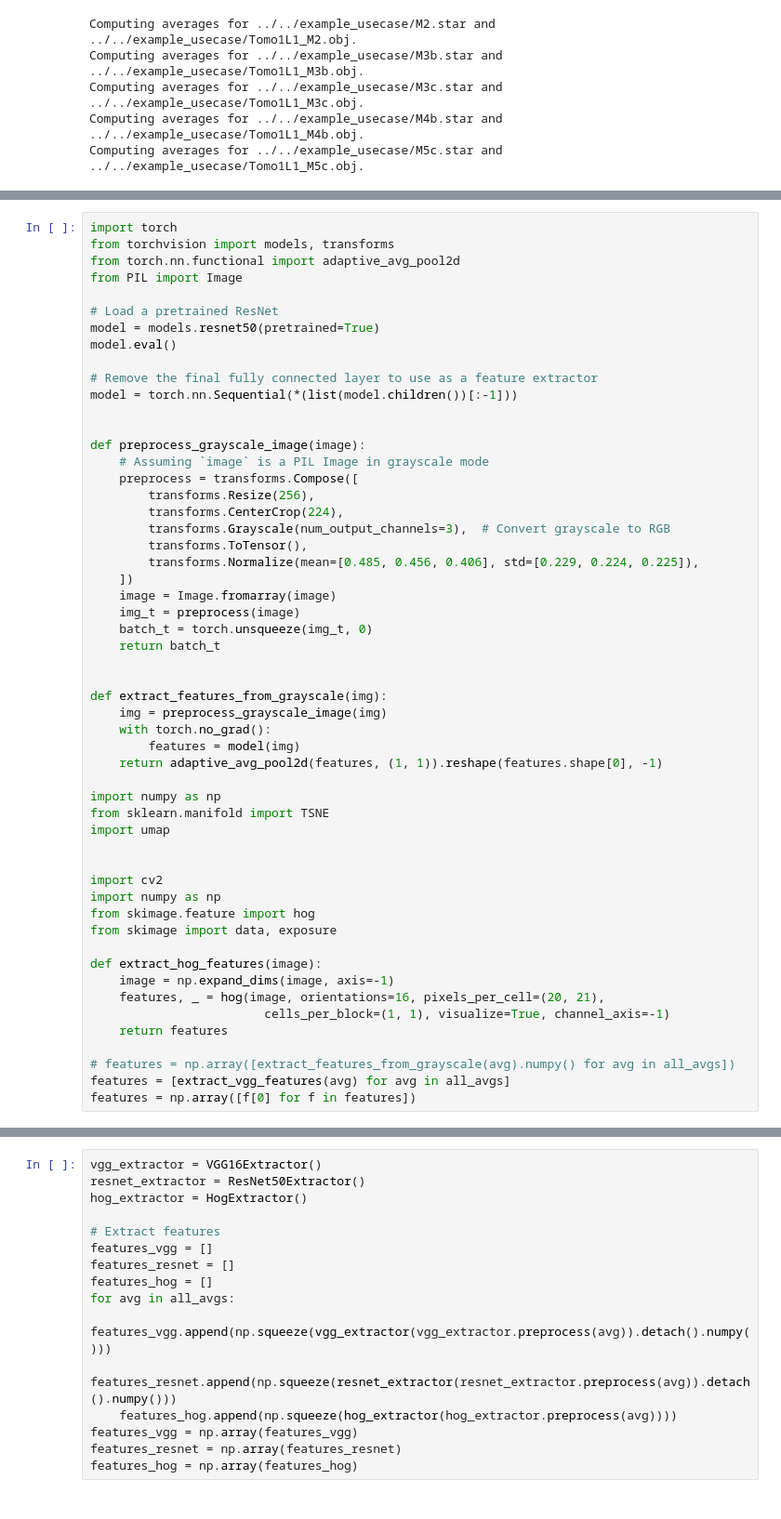
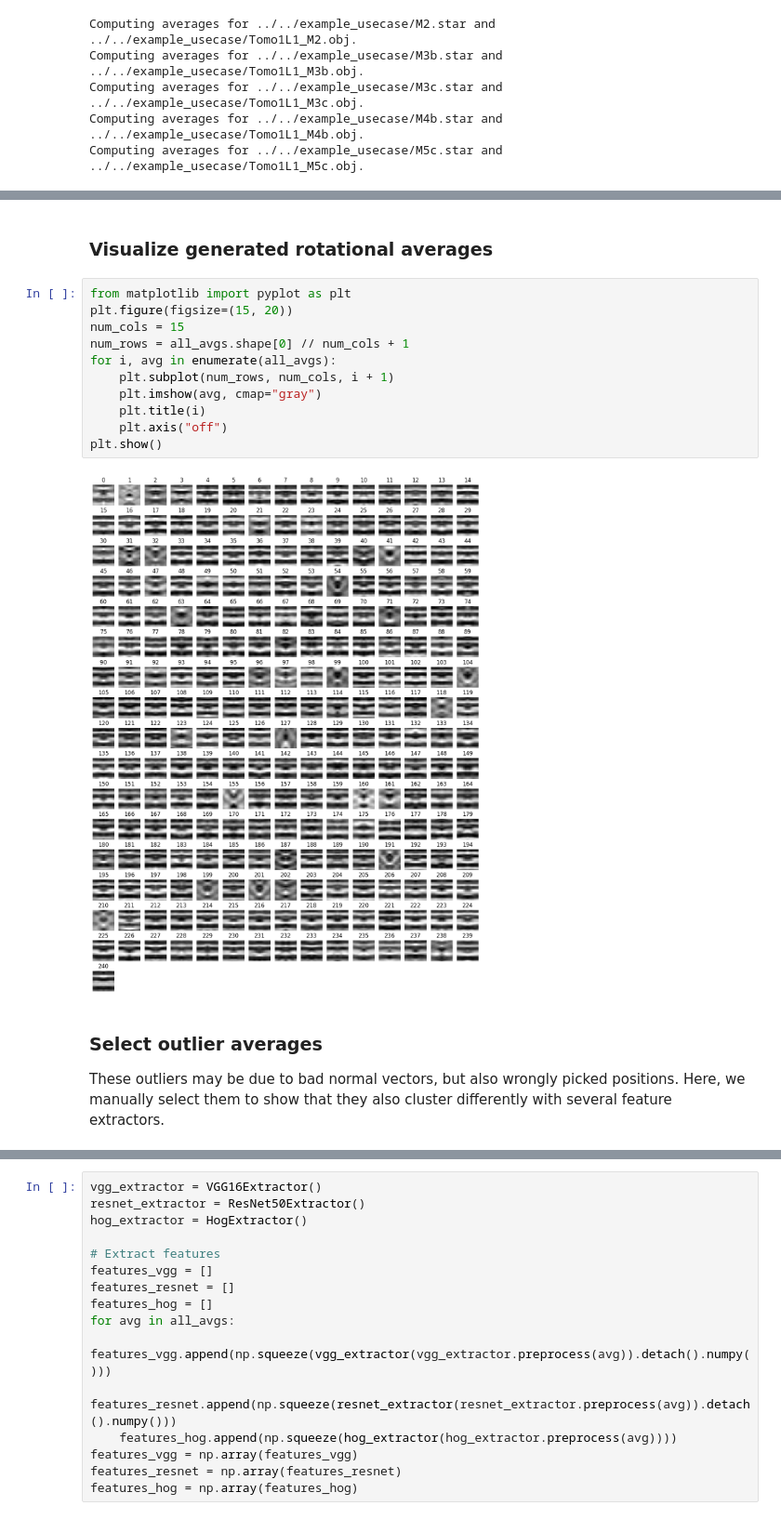
Before and after one commit to cellcanvas/surforama, a Jupyter notebook: examples/example_usecase_2D_averages.ipynb, the cells around one changed output, grey strips where cells are left out. Shown: that part at 93% size. Cells and saved outputs as stored; diff of their text form.

```diff
--- a/examples/example_usecase_2D_averages.ipynb
+++ b/examples/example_usecase_2D_averages.ipynb
@@ -102,54 +71,20 @@ def extract_vgg_features(image):
-# %%
-import torch
-from torchvision import models, transforms
-from torch.nn.functional import adaptive_avg_pool2d
-from PIL import Image
-
-# Load a pretrained ResNet
-model = models.resnet50(pretrained=True)
-model.eval()
-
-# Remove the final fully connected layer to use as a feature extractor
-model = torch.nn.Sequential(*(list(model.children())[:-1]))
-
-
-def preprocess_grayscale_image(image):
-    # Assuming `image` is a PIL Image in grayscale mode
-    preprocess = transforms.Compose([
-        transforms.Resize(256),
-        transforms.CenterCrop(224),
-        transforms.Grayscale(num_output_channels=3),  # Convert grayscale to RGB
-        transforms.ToTensor(),
-        transforms.Normalize(mean=[0.485, 0.456, 0.406], std=[0.229, 0.224, 0.225]),
-    ])
-    image = Image.fromarray(image)
-    img_t = preprocess(image)
-    batch_t = torch.unsqueeze(img_t, 0)
-    return batch_t
-
-
-def extract_features_from_grayscale(img):
-    img = preprocess_grayscale_image(img)
-    with torch.no_grad():
-        features = model(img)
-    return adaptive_avg_pool2d(features, (1, 1)).reshape(features.shape[0], -1)
-
-import numpy as np
-from sklearn.manifold import TSNE
-import umap
-
-
-import cv2
-import numpy as np
-from skimage.feature import hog
-from skimage import data, exposure
-
-def extract_hog_features(image):
-    image = np.expand_dims(image, axis=-1)
-    features, _ = hog(image, orientations=16, pixels_per_cell=(20, 21),
-                        cells_per_block=(1, 1), visualize=True, channel_axis=-1)
-    return features
-
-# features = np.array([extract_features_from_grayscale(avg).numpy() for avg in all_avgs])
-features = [extract_vgg_features(avg) for avg in all_avgs]
-features = np.array([f[0] for f in features])
+# %% [markdown]
+### Visualize generated rotational averages
+# %%
+from matplotlib import pyplot as plt
+plt.figure(figsize=(15, 20))
+num_cols = 15
+num_rows = all_avgs.shape[0] // num_cols + 1
+for i, avg in enumerate(all_avgs):
+    plt.subplot(num_rows, num_cols, i + 1)
+    plt.imshow(avg, cmap="gray")
+    plt.title(i)
+    plt.axis("off")
+plt.show()
+# %% [output]
+[figure, added]
+# %% [markdown]
+### Select outlier averages
+
+These outliers may be due to bad normal vectors, but also wrongly picked positions.
+Here, we manually select them to show that they also cluster differently with several feature extractors.
```
Also changed, not shown: parts of 34 cells of this notebook.
